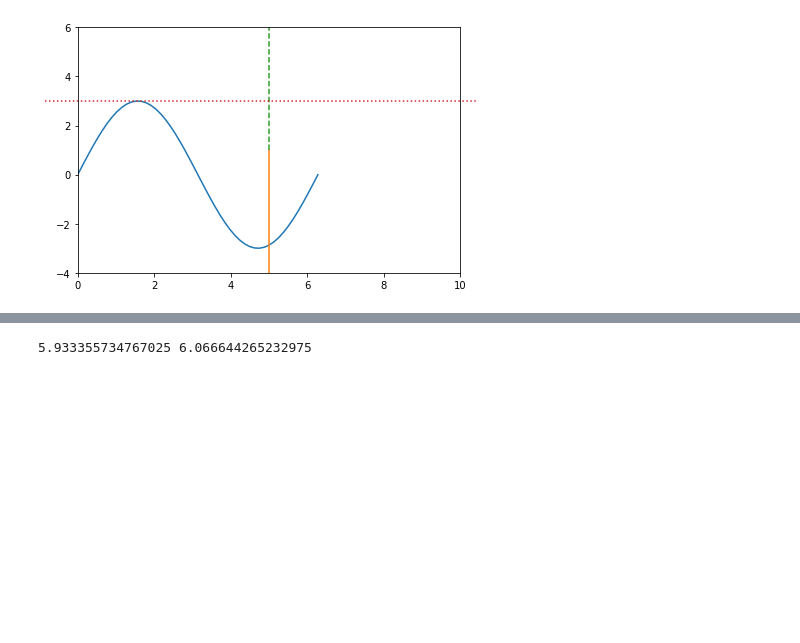
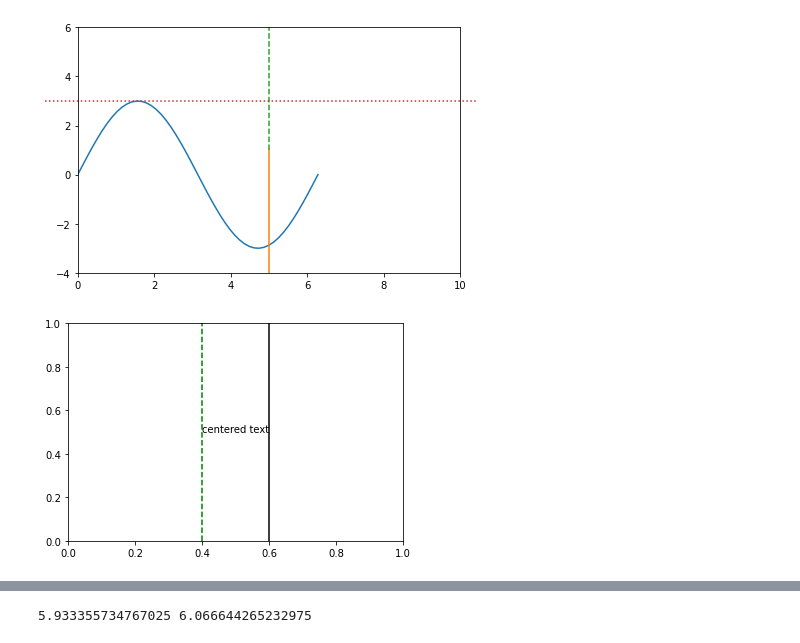
Before and after one commit to alexanderthclark/Matplotlib-for-Storytellers, a Jupyter notebook: python/Figure-Dev.ipynb, the cells around one changed output, grey strips where cells are left out. Drawn from its saved outputs; the diff is of its cells as text; code cells hidden in the pictures; blank space fills up the shorter version.

```diff
--- a/python/Figure-Dev.ipynb
+++ b/python/Figure-Dev.ipynb
@@ -823,3 +823,26 @@ plt.show()
 savepy('coord-trans')
 # %%
 ## window extents
+# %%
+fig, ax = plt.figure(), plt.axes()
+
+center_text = ax.text(0.5, 0.5,
+                      'centered text',
+                      ha = 'center')
+
+fig.canvas.draw()
+box = center_text.get_window_extent()
+data_box = ax.transData.inverted().transform(box)
+
+# left limit
+ax.axvline(data_box[0][0],
+           color = 'green',
+           linestyle = 'dashed')
+
+# right limit
+ax.axvline(data_box[1][0],
+           color = 'black')
+#truncate
+plt.savefig("window-extent.pdf")
+# %% [output]
+[figure, added]
```
Also changed, not shown: parts of 6 cells of this notebook, 52 other files.
